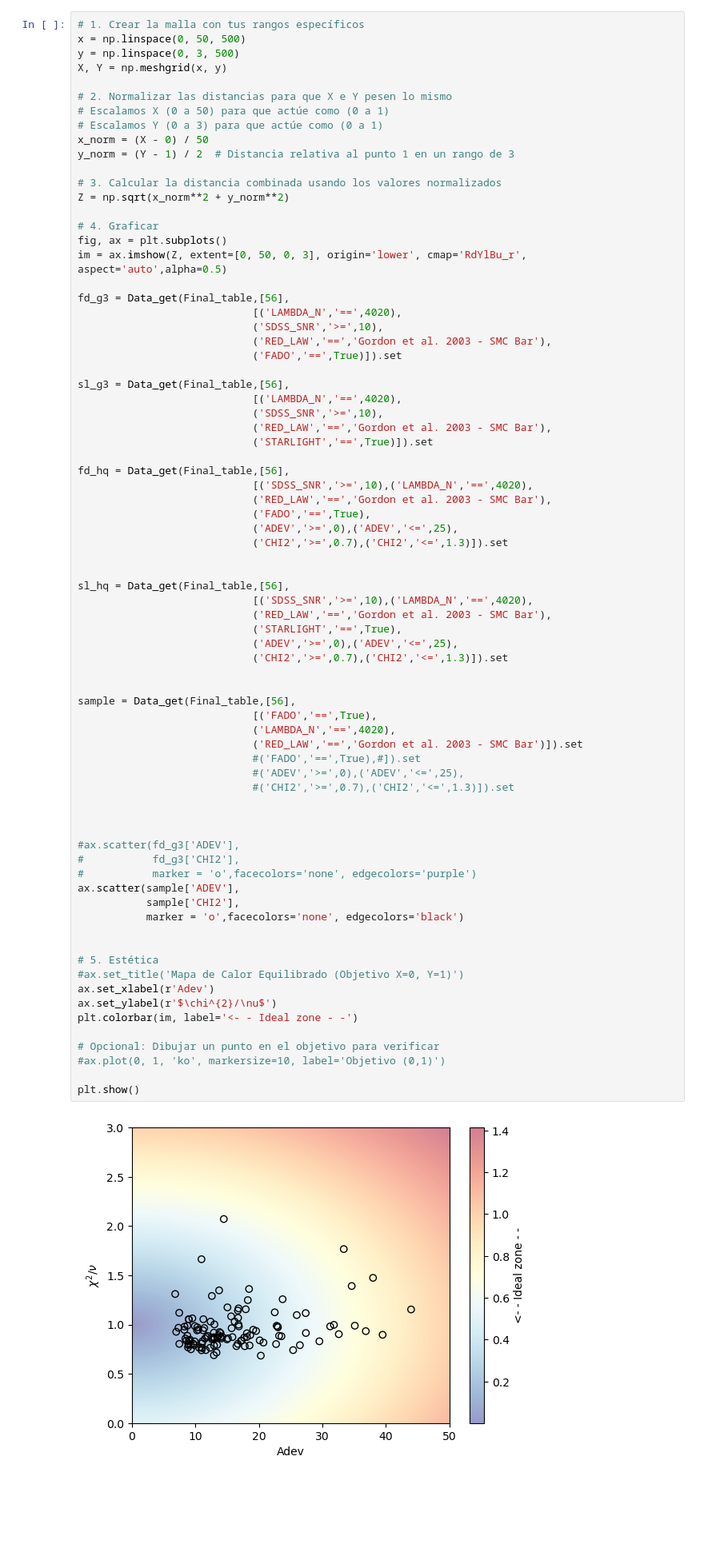
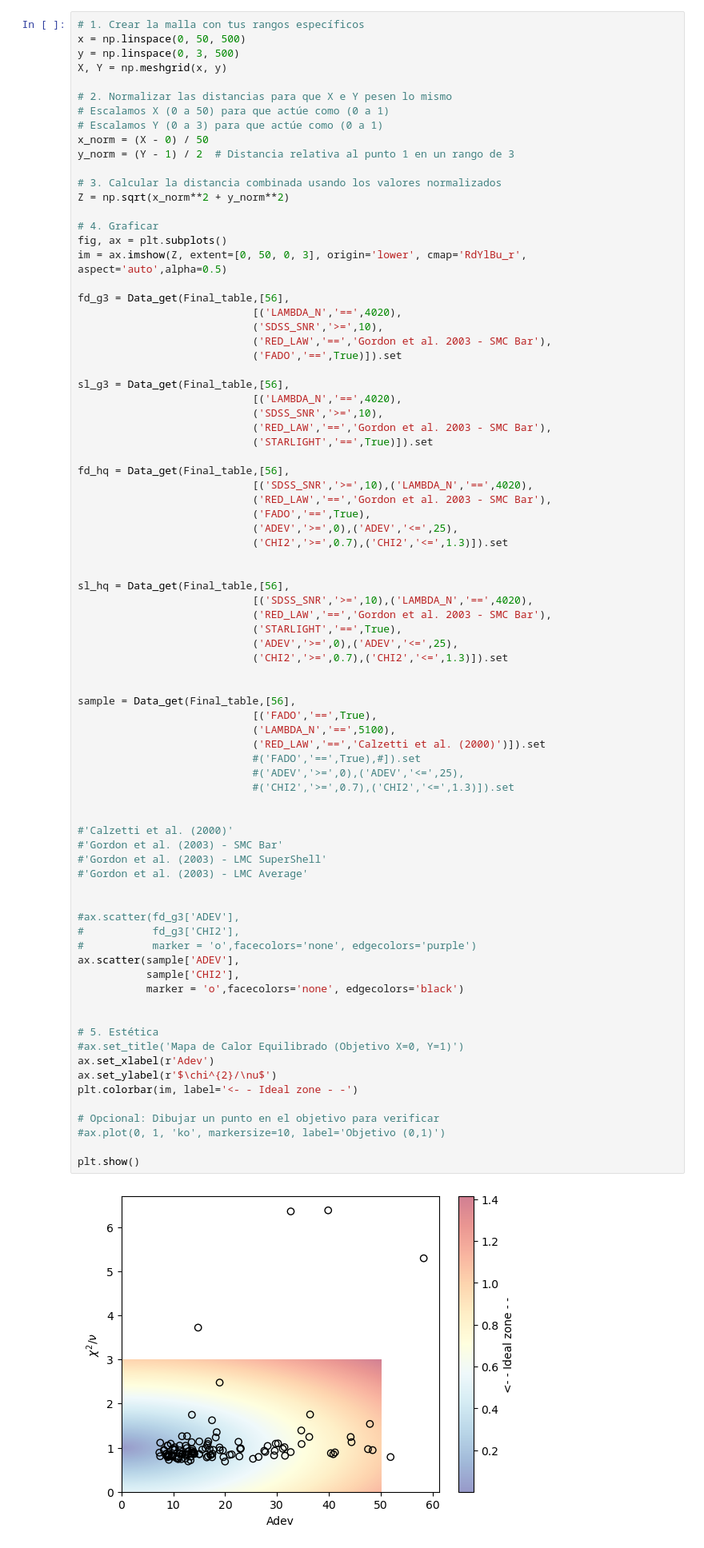
Before and after one commit to hol1m4n/HIIGalaxies, a Jupyter notebook: Spectral_synthesis/Stats_compresion.ipynb, the cells around one changed output. Shown at 80% size. Drawn from its saved outputs; the diff is of its cells as text; blank space fills up the shorter version.

```diff
--- a/Spectral_synthesis/Stats_compresion.ipynb
+++ b/Spectral_synthesis/Stats_compresion.ipynb
@@ -311,36 +311,41 @@ sl_hq = Data_get(Final_table,[56],
                             ('CHI2','>=',0.7),('CHI2','<=',1.3)]).set
 
 
 sample = Data_get(Final_table,[56],
                             [('FADO','==',True),
-                            ('LAMBDA_N','==',4020),
-                            ('RED_LAW','==','Gordon et al. 2003 - SMC Bar')]).set
+                            ('LAMBDA_N','==',5100),
+                            ('RED_LAW','==','Calzetti et al. (2000)')]).set
                             #('FADO','==',True),#]).set
                             #('ADEV','>=',0),('ADEV','<=',25),
                             #('CHI2','>=',0.7),('CHI2','<=',1.3)]).set
 
+
+#'Calzetti et al. (2000)'
+#'Gordon et al. (2003) - SMC Bar'
+#'Gordon et al. (2003) - LMC SuperShell'
+#'Gordon et al. (2003) - LMC Average'
 
 
 #ax.scatter(fd_g3['ADEV'],
 #           fd_g3['CHI2'],
 #           marker = 'o',facecolors='none', edgecolors='purple')
 ax.scatter(sample['ADEV'],
            sample['CHI2'],
            marker = 'o',facecolors='none', edgecolors='black')
 
 
 # 5. Estética
 #ax.set_title('Mapa de Calor Equilibrado (Objetivo X=0, Y=1)')
 ax.set_xlabel(r'Adev')
 ax.set_ylabel(r'$\chi^{2}/\nu$')
 plt.colorbar(im, label='<- - Ideal zone - -')
 
 # Opcional: Dibujar un punto en el objetivo para verificar
 #ax.plot(0, 1, 'ko', markersize=10, label='Objetivo (0,1)')
 
 plt.show()
 # %% [output]
-[figure, old version]
+[figure, new version]
 # %%
 sample1 = Data_get(Final_table,[56],
                             [('STARLIGHT','==',True),('SDSS_SNR','>=',10),
```
Also changed, not shown: parts of 17 cells of this notebook, 2 other files.
